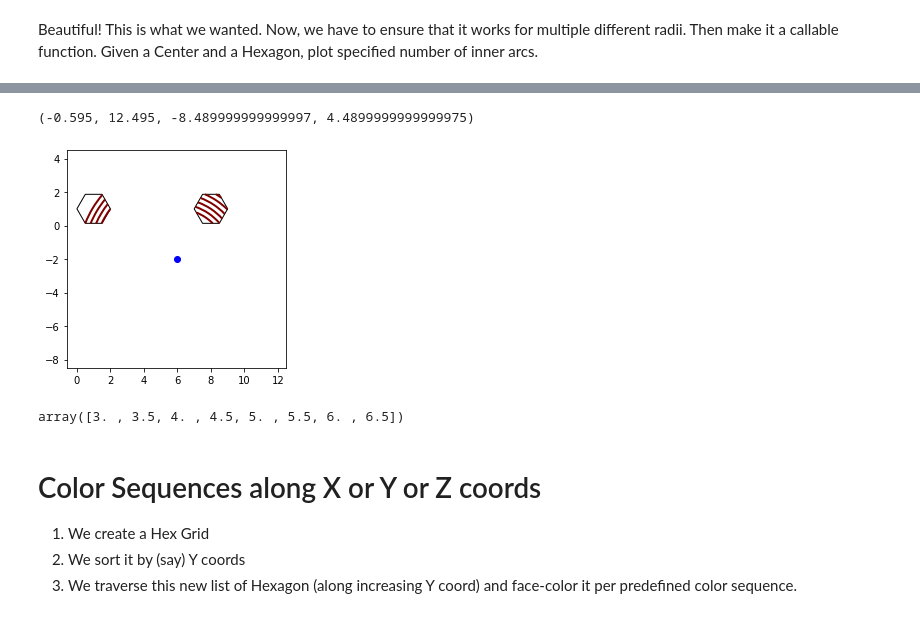
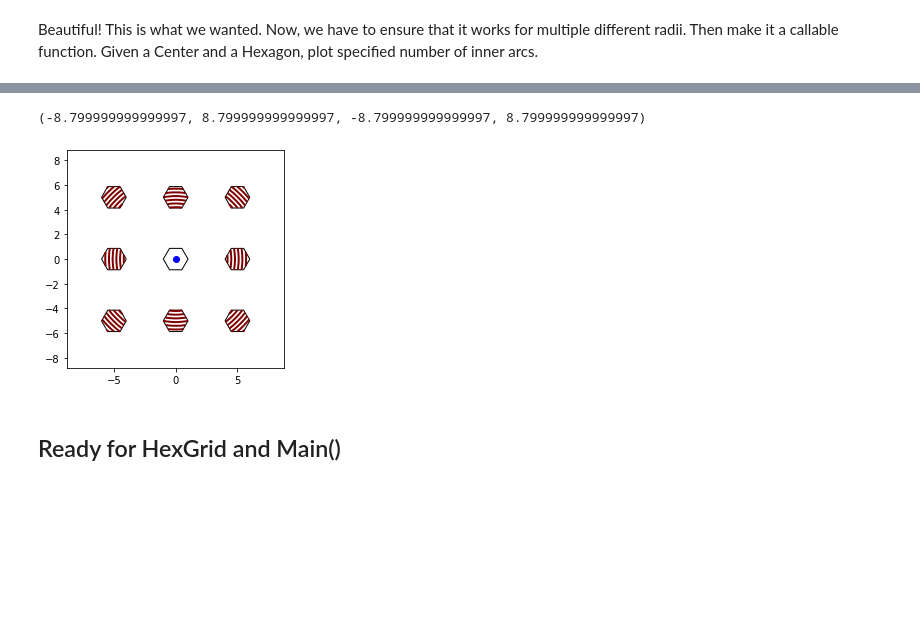
Before and after one commit to Ram-N/hexagons, a Jupyter notebook: 17.0_Example_Arcs_implying_Hexagons.ipynb, the cells around one changed output, grey strips where cells are left out. Saved outputs shown, nothing was run; the diff lists cells and outputs as text; code cells hidden in the pictures; blank space fills up the shorter version.

```diff
--- a/17.0_Example_Arcs_implying_Hexagons.ipynb
+++ b/17.0_Example_Arcs_implying_Hexagons.ipynb
@@ -272,9 +343,40 @@ Then make it a callable function. Given a Center and a Hexagon, plot specified n
+# %%
+
+fig, ax = plt.subplots()
+
+
+hexes = []
+for x in [-5, 0, 5]:
+    for y in [-5, 0, 5]:
+        h1 = Hex(x,y,1)
+        h1.render(fill=None)
+        hexes.append(h1)
+
+DEBUG = True
+circle_center = (0, 0)
+if DEBUG:
+    plt.plot(*circle_center, 'bo')
+
+for h in hexes:
+    dist = distance(circle_center, h.center)
+    min_dist = int(dist) - 2
+    max_dist = int(dist) + 2
+    #print(f'dist {dist} {h.center} {min_dist} {max_dist}')
+    hex_cookie_cutter(h, circle_center, min_dist, max_dist, step=0.3, color='maroon', lw=2)
+plt.axis('scaled')
+# %% [output]
+(-8.799999999999997, 8.799999999999997, -8.799999999999997, 8.799999999999997)
+[figure, added]
+# %% [markdown]
+## Ready for HexGrid and Main()
 # %%
-
-
-def hex_cookie_cutter(h, circle_center, min_dist=3, max_dist=6, step=0.3, **kwargs):
+def hex_cookie_cutter(h, circle_center, min_dist=3, max_dist=6, step=0.3, ax=None, **kwargs):
 
     verts = h.get_verts()
+
+    if ax is None:
+        ax = plt.gca()
+
 
     for circle_radius in np.arange(min_dist, max_dist, step):
         i2 = []
@@ -291,33 +393,13 @@ def hex_cookie_cutter(h, circle_center, min_dist=3, max_dist=6, step=0.3, **kwar
         if len(i2)==2: #Draw only if the hexagon is intersected twice by the Circle
             theta1 = degree_slope(i2[0], circle_center) + 180
             theta2 = degree_slope(i2[1], circle_center) + 180
-            #print(f'{theta1}, {theta2}, {circle_radius}')
-            if theta1 > theta2:
+            #print(f'diff 1 {theta1-theta2}, diff2 {theta2-theta1}')
+            #print(f'Th1 {theta1} theta2 {theta2}, {circle_radius}')
+            condition1 = (theta2 - theta1) > 180
+            condition2 = theta1 > theta2
+
+            if condition1 or condition2: # flip the two thetas
                 theta1, theta2 = theta2, theta1
             ar = Arc(circle_center, 2*circle_radius, 2*circle_radius , theta1=theta1, theta2=theta2,
                      **kwargs)
             ax.add_patch(ar)
-
-
-fig, ax = plt.subplots()
-
-h1 = Hex(1,1,1)
-h1.render(fill=None)
-h2 = Hex(8,1,1)
-h2.render(fill=None)
-
-DEBUG = True
-circle_center = (6,-2)
-if DEBUG:
-    plt.plot(*circle_center, 'bo')
-
-hex_cookie_cutter(h1, circle_center, min_dist=2, max_dist=6.1, step=0.3, color='maroon', lw=2)
-hex_cookie_cutter(h2, circle_center, min_dist=3, max_dist=7, step=0.3, color='maroon', lw=2)
-plt.axis('scaled')
-# %% [output]
-(-0.595, 12.495, -8.489999999999997, 4.4899999999999975)
-[figure, removed]
-# %%
-np.arange(3,7,0.5)
-# %% [output]
-array([3. , 3.5, 4. , 4.5, 5. , 5.5, 6. , 6.5])
@@ -368,9 +406,3 @@ def _get_next_color(color_list, col_index, p_next=0.1, use_color_families = Fals
-# %% [markdown]
-# Color Sequences along X or Y or Z coords
-
-1. We create a Hex Grid
-2. We sort it by (say) Y coords
-3. We traverse this new list of Hexagon (along increasing Y coord) and face-color it per predefined color sequence.
 # %%
 def main():
 
```
Also changed, not shown: parts of 13 cells of this notebook, 4 other files.
